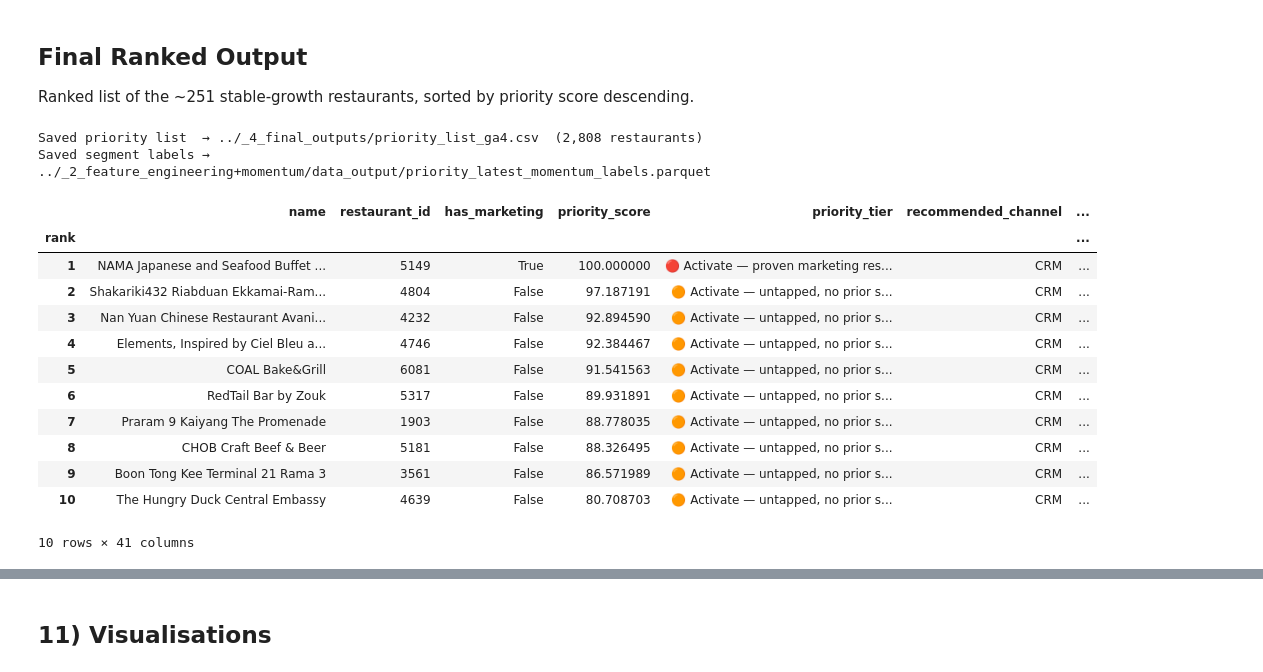
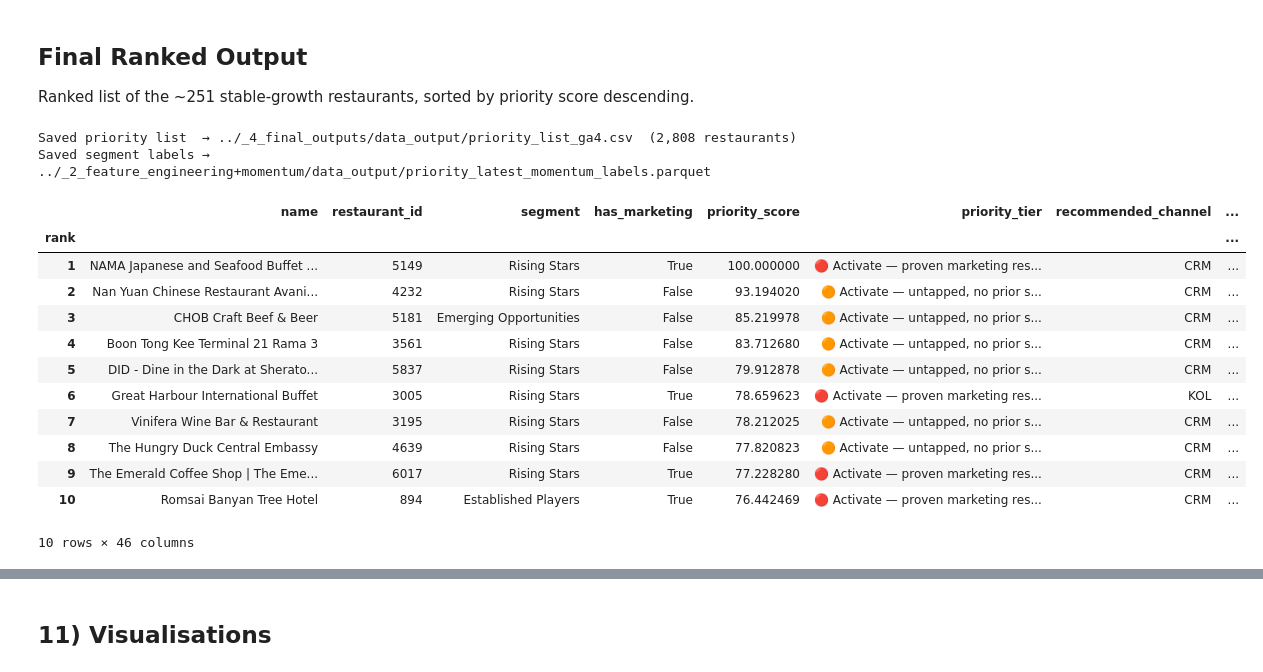
Before and after one commit to liyunling2/OPE, a Jupyter notebook: _4_final_outputs/priority_scoring_GA.ipynb, the cells around one changed output, grey strips where cells are left out. Saved outputs shown, nothing was run; the diff lists cells and outputs as text; code cells hidden in the pictures.

Commit message:
Amend frontend display of priority scoring df; removed previous functions

```diff
--- a/_4_final_outputs/priority_scoring_GA.ipynb
+++ b/_4_final_outputs/priority_scoring_GA.ipynb
@@ -650,18 +657,20 @@ gmv_view['year_month'] = pd.to_datetime(gmv_view['year_month'])
 
 ga_resp_df = (
     gmv_view
-    .groupby('itemId')
+    .groupby('restaurant_id')
     .agg(
         avg_gmv_per_view =('gmv_per_view', 'mean'),
         n_months_gmv         =('year_month',   'nunique'),
     )
     .reset_index()
-    .rename(columns={'itemId': 'restaurant_id'})
-
 )
 
 ga_resp_df['thin_gmv_data']              = ga_resp_df['n_months_gmv'] < MIN_GA4_MONTHS
-ga_resp_df['ga_campaign_responsiveness'] = min_max_norm(ga_resp_df['avg_gmv_per_view'].fillna(0))
+ga_resp_df['ga_campaign_responsiveness'] = (
+    ga_resp_df['avg_gmv_per_view']
+    .fillna(0)
+    .rank(pct=True)
+)
 
 
 print(f'Restaurants scored : {len(ga_resp_df):,}')
@@ -714,6 +723,14 @@ Left join the 251 stable-growth restaurants with marketing performance data.
 - Restaurants **without** marketing history get NaN for those columns — they are NOT excluded.
 # %%
 n_before = len(subscores)
+latest_cols = [
+    'restaurant_id',
+    'is_seasonal',
+    'booking_growth_rolling',
+    'booking_growth_mom_rolling',
+    'booking_growth_yoy_rolling',
+    'score_growth_mom', 'score_growth_yoy','segment'
+]
 
 if 'restaurant_id' not in subscores.columns:
     combined = subscores.copy()
@@ -748,6 +765,11 @@ assert len(combined) == n_before, (
 combined['lift_norm'] = min_max_norm(combined['avg_lift_per_day'].fillna(0).clip(lower=0))
 combined['roi_norm']  = min_max_norm(combined['avg_roi'].fillna(0).clip(lower=0))
 
+combined = combined.merge(
+    latest[latest_cols],
+    on='restaurant_id',
+    how='left'
+)
 print(f'combined: {combined.shape}')
 print(f'  With marketing history      : {combined["has_marketing"].sum():,}')
 print(f'  Without marketing history   : {(~combined["has_marketing"]).sum():,}')
@@ -1070,7 +1096,7 @@ Ranked list of the ~251 stable-growth restaurants, sorted by priority score desc
 output_cols = [
     # Identity
     'name', 'restaurant_id',
-    'latest_segment', 'growth_months', 'months_observed', 'is_stable_growth', 'has_marketing',
+    'segment', 'growth_months', 'months_observed', 'is_stable_growth', 'has_marketing',
     # Tier & final score
     'priority_score', 'priority_tier', 'recommended_channel',
     # Level-1 scores
@@ -1082,59 +1108,66 @@ output_cols = [
     'monthly_bookings', 'monthly_gmv',
     'booking_volume_norm', 'revenue_per_booking_norm', 'booking_consistency_norm',
     # Subscores — GA4 demand
-    'listing_pull_raw', 'months_cnt', 'thin_ga4_data', 'listing_pull_norm',
+    'listing_pull_raw', 'months_cnt', 'listing_pull_norm',
     'view_to_cart_rate', 'cart_to_purchase_rate', 'funnel_depth_raw', 'funnel_depth_norm',
     # Subscores — internal marketing
     'n_campaigns', 'avg_lift_per_day', 'avg_roi',
     'n_positive_lift', 'n_negative_lift', 'channels_used', 'best_channel',
     'lift_norm', 'roi_norm',
     # Subscores — GA campaign responsiveness
-    'avg_gmv_per_view', 'n_months_gmv', 'thin_gmv_data', 'ga_campaign_responsiveness',
+    'avg_gmv_per_view', 'n_months_gmv', 'ga_campaign_responsiveness',
     # Risk flags
     'risk_thin_ga_demand_data', 'risk_inverse_attribution_rs',
     'risk_thin_gmv_data', 'risk_low_gmv_per_view',
+    # prev dataset
+    "is_seasonal",
+    "booking_growth_rolling",
+    "booking_growth_mom_rolling",
+    "booking_growth_yoy_rolling",
+    'score_growth_mom', 'score_growth_yoy'
+
 ]
 
 output_cols = [c for c in output_cols if c in priority_df.columns]
 
 priority_list = (
     priority_df[output_cols]
     .sort_values('priority_score', ascending=False)
     .reset_index(drop=True)
 )
 priority_list.index += 1
 priority_list.index.name = 'rank'
 
 priority_list.to_csv(OUTPUT_PATH)
 
 segment_cols = [c for c in ['restaurant_id', 'name', 'latest_segment', 'score_perf', 'score_growth', 'year_month']
                 if c in latest.columns]
 (
     latest[segment_cols]
     .sort_values('name')
     .drop_duplicates('name', keep='last')
     .reset_index(drop=True)
     .to_parquet(SEGMENT_OUTPUT_PATH, index=False)
 )
 print(f'Saved priority list  → {OUTPUT_PATH}  ({len(priority_list):,} restaurants)')
 print(f'Saved segment labels → {SEGMENT_OUTPUT_PATH}')
 priority_list.head(10)
 # %% [output]
-Saved priority list  → ../_4_final_outputs/priority_list_ga4.csv  (2,808 restaurants)
+Saved priority list  → ../_4_final_outputs/data_output/priority_list_ga4.csv  (2,808 restaurants)
 Saved segment labels → ../_2_feature_engineering+momentum/data_output/priority_latest_momentum_labels.parquet
-|  | name | restaurant_id | has_marketing | priority_score | priority_tier | recommended_channel | ... |
-| rank |  |  |  |  |  |  | ... |
-| 1 | NAMA Japanese and Seafood Buffet ... | 5149 | True | 100.000000 | 🔴 Activate — proven marketing res... | CRM | ... |
-| 2 | Shakariki432 Riabduan Ekkamai-Ram... | 4804 | False | 97.187191 | 🟠 Activate — untapped, no prior s... | CRM | ... |
-| 3 | Nan Yuan Chinese Restaurant Avani... | 4232 | False | 92.894590 | 🟠 Activate — untapped, no prior s... | CRM | ... |
-| 4 | Elements, Inspired by Ciel Bleu a... | 4746 | False | 92.384467 | 🟠 Activate — untapped, no prior s... | CRM | ... |
-| 5 | COAL Bake&Grill | 6081 | False | 91.541563 | 🟠 Activate — untapped, no prior s... | CRM | ... |
-| 6 | RedTail Bar by Zouk | 5317 | False | 89.931891 | 🟠 Activate — untapped, no prior s... | CRM | ... |
-| 7 | Praram 9 Kaiyang The Promenade | 1903 | False | 88.778035 | 🟠 Activate — untapped, no prior s... | CRM | ... |
-| 8 | CHOB Craft Beef & Beer | 5181 | False | 88.326495 | 🟠 Activate — untapped, no prior s... | CRM | ... |
-| 9 | Boon Tong Kee Terminal 21 Rama 3 | 3561 | False | 86.571989 | 🟠 Activate — untapped, no prior s... | CRM | ... |
-| 10 | The Hungry Duck Central Embassy | 4639 | False | 80.708703 | 🟠 Activate — untapped, no prior s... | CRM | ... |
+|  | name | restaurant_id | segment | has_marketing | priority_score | priority_tier | recommended_channel | ... |
+| rank |  |  |  |  |  |  |  | ... |
+| 1 | NAMA Japanese and Seafood Buffet ... | 5149 | Rising Stars | True | 100.000000 | 🔴 Activate — proven marketing res... | CRM | ... |
+| 2 | Nan Yuan Chinese Restaurant Avani... | 4232 | Rising Stars | False | 93.194020 | 🟠 Activate — untapped, no prior s... | CRM | ... |
+| 3 | CHOB Craft Beef & Beer | 5181 | Emerging Opportunities | False | 85.219978 | 🟠 Activate — untapped, no prior s... | CRM | ... |
+| 4 | Boon Tong Kee Terminal 21 Rama 3 | 3561 | Rising Stars | False | 83.712680 | 🟠 Activate — untapped, no prior s... | CRM | ... |
+| 5 | DID - Dine in the Dark at Sherato... | 5837 | Rising Stars | False | 79.912878 | 🟠 Activate — untapped, no prior s... | CRM | ... |
+| 6 | Great Harbour International Buffet | 3005 | Rising Stars | True | 78.659623 | 🔴 Activate — proven marketing res... | KOL | ... |
+| 7 | Vinifera Wine Bar & Restaurant | 3195 | Rising Stars | False | 78.212025 | 🟠 Activate — untapped, no prior s... | CRM | ... |
+| 8 | The Hungry Duck Central Embassy | 4639 | Rising Stars | False | 77.820823 | 🟠 Activate — untapped, no prior s... | CRM | ... |
+| 9 | The Emerald Coffee Shop | The Eme... | 6017 | Rising Stars | True | 77.228280 | 🔴 Activate — proven marketing res... | CRM | ... |
+| 10 | Romsai Banyan Tree Hotel | 894 | Established Players | True | 76.442469 | 🔴 Activate — proven marketing res... | CRM | ... |
-10 rows × 41 columns
+10 rows × 46 columns
 # %%
 priority_list.columns
 # %% [output]
```
Also changed, not shown: parts of 16 cells of this notebook, 3 other files.
